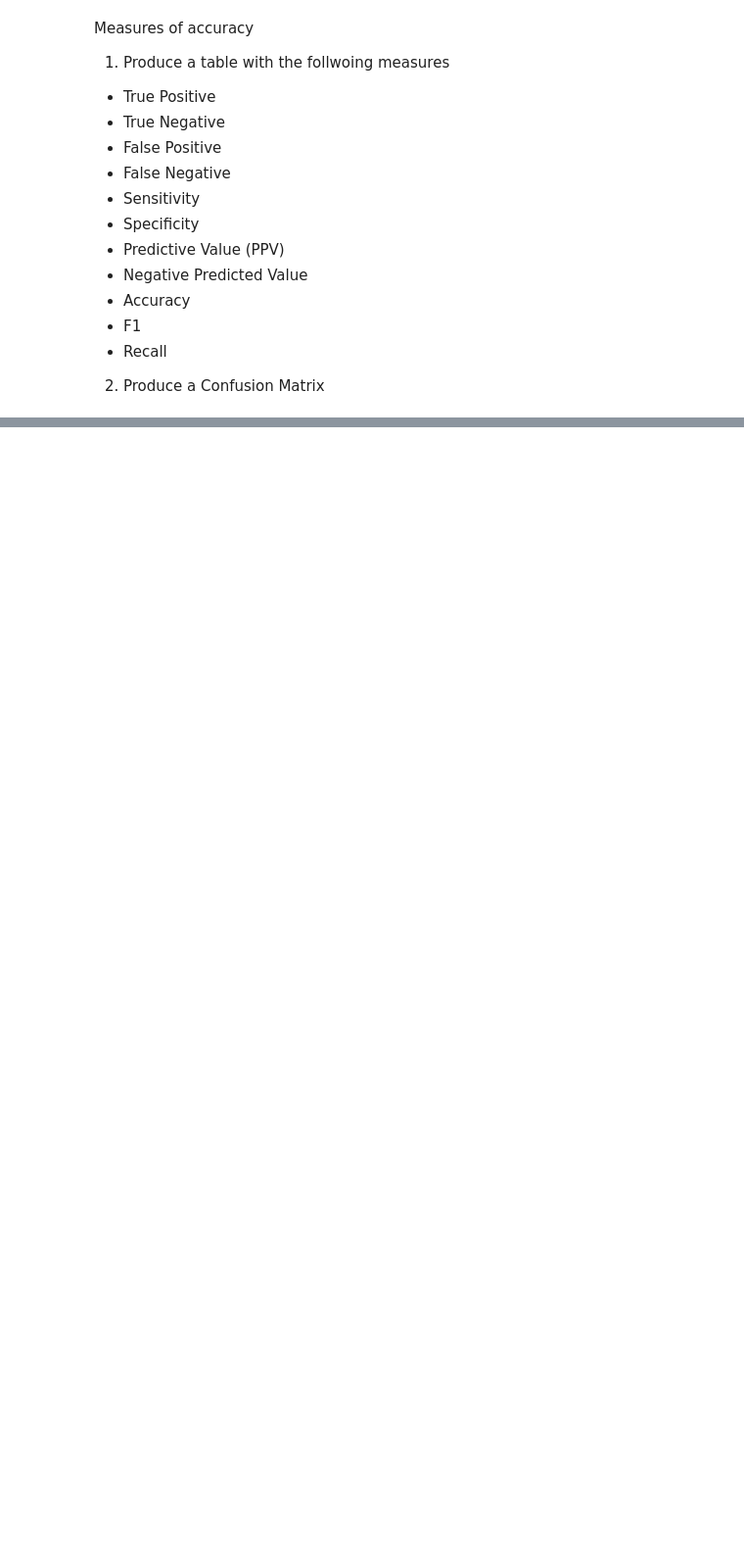
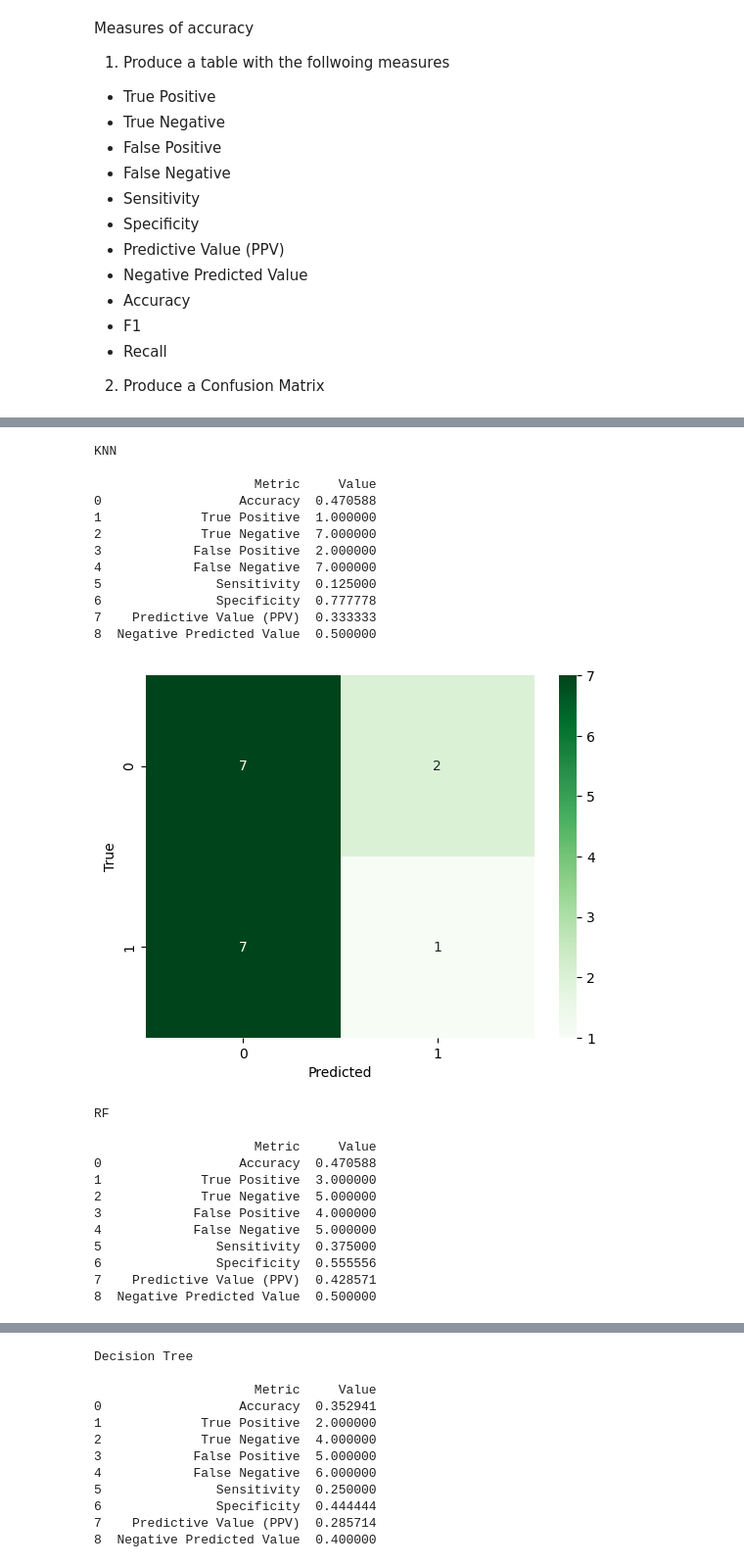
Before and after one commit to zoonalink/IGP-5, a Jupyter notebook: Tom/group base model (Tom).ipynb, the cells around one changed output, grey strips where cells are left out. Shown at 98% size. Cells and saved outputs as stored; diff of their text form; code cells hidden in the pictures; blank space fills up the shorter version.

Commit message:
Completed first model

```diff
--- a/Tom/group base model (Tom).ipynb
+++ b/Tom/group base model (Tom).ipynb
@@ -425,0 +391,40 @@ weighted avg       0.64      0.64      0.64        11
+# %%
+def run_ml_algorithms(data,color):
+
+    X = data.iloc[:, 1:]  # Features (train data)
+    y = data.iloc[:, 0]   # Target (test data)
+
+    # Split data into train and test sets
+    X_train, X_test, y_train, y_test = train_test_split(X, y, test_size=0.3, random_state=42)
+
+    # Initialize classifiers
+    classifiers = {
+        'KNN': KNeighborsClassifier(),
+        'RF': RandomForestClassifier(),
+        'Decision Tree': DecisionTreeClassifier(),
+        'Naive Bayes': GaussianNB(),
+        'Logistic Regression': LogisticRegression(),
+        'SVM': SVC()
+    }
+
+    results = {}
+
+    for name, clf in classifiers.items():
+        clf.fit(X_train, y_train)  # Train the model
+        y_pred = clf.predict(X_test)  # Predict on test data
+
+
+        print(name)
+        print()
+        print_metrics(y_pred,y_test)
+        print()
+        print()
+
+        conf_matrix = confusion_matrix(y_test, y_pred)
+        sns.heatmap(conf_matrix, annot=True, fmt='d', cmap=color)
+        plt.xlabel('Predicted')
+        plt.ylabel('True')
+        plt.show()
+
+
+    return results
@@ -425,0 +440,28 @@ weighted avg       0.64      0.64      0.64        11
+# %%
+run_ml_algorithms(all_df,'Greens')
+# %% [output]
+KNN
+
+                     Metric     Value
+0                  Accuracy  0.470588
+1             True Positive  1.000000
+2             True Negative  7.000000
+3            False Positive  2.000000
+4            False Negative  7.000000
+5               Sensitivity  0.125000
+6               Specificity  0.777778
+7    Predictive Value (PPV)  0.333333
+8  Negative Predicted Value  0.500000
+[figure, added]
+RF
+
+                     Metric     Value
+0                  Accuracy  0.470588
+1             True Positive  3.000000
+2             True Negative  5.000000
+3            False Positive  4.000000
+4            False Negative  5.000000
+5               Sensitivity  0.375000
+6               Specificity  0.555556
+7    Predictive Value (PPV)  0.428571
+8  Negative Predicted Value  0.500000
@@ -425,0 +469,12 @@ weighted avg       0.64      0.64      0.64        11
+Decision Tree
+
+                     Metric     Value
+0                  Accuracy  0.352941
+1             True Positive  2.000000
+2             True Negative  4.000000
+3            False Positive  5.000000
+4            False Negative  6.000000
+5               Sensitivity  0.250000
+6               Specificity  0.444444
+7    Predictive Value (PPV)  0.285714
+8  Negative Predicted Value  0.400000
```
Also changed, not shown: parts of 9 cells of this notebook.
